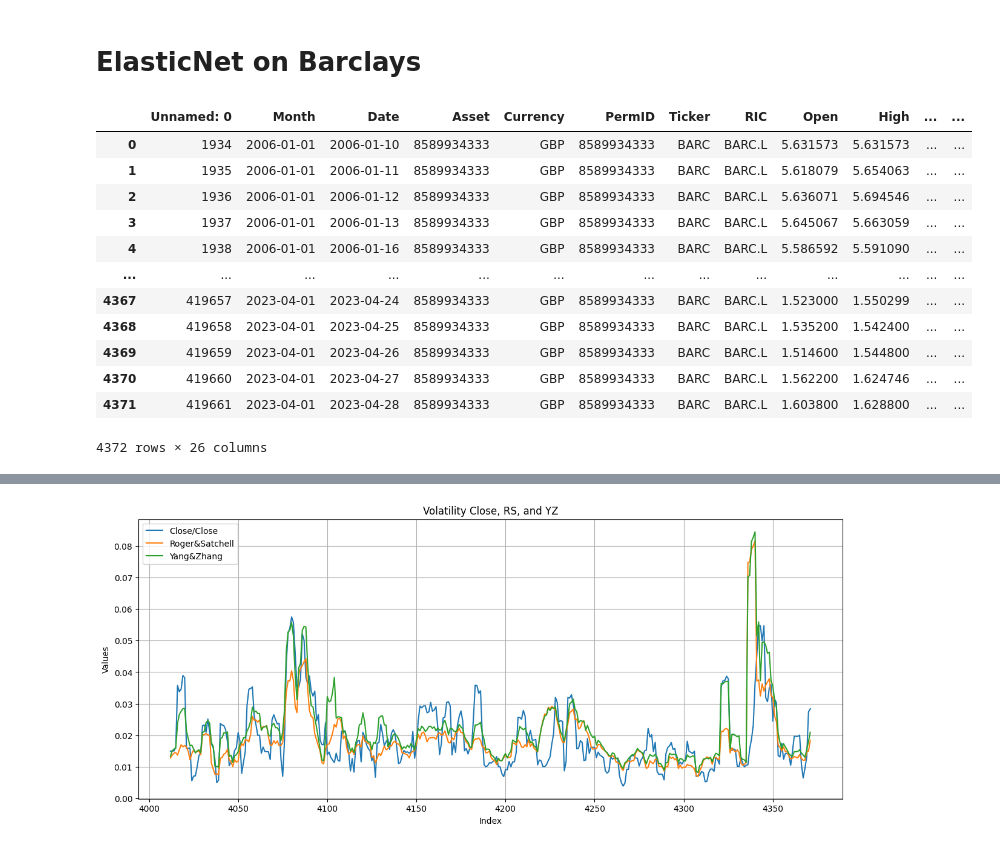
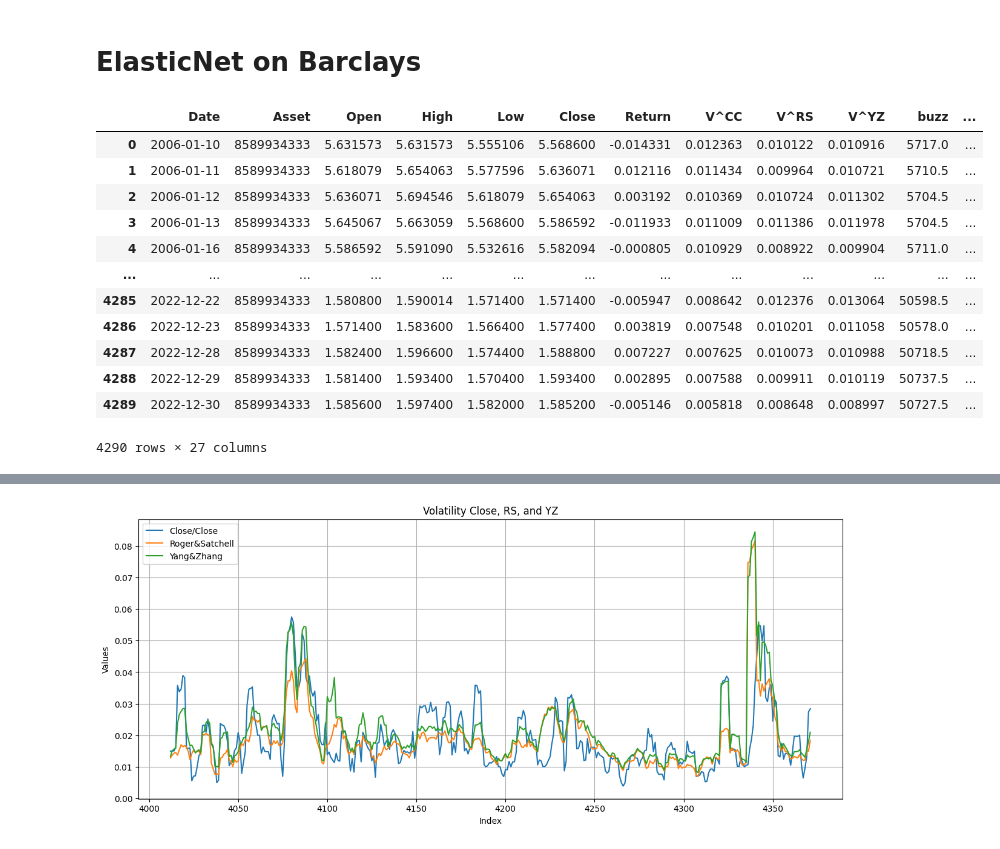
Before and after one commit to ygcahyono/esgnews_volatility, a Jupyter notebook: notebook/3.3.2-ElasticNet-on-Barclays.ipynb, the cells around one changed output, grey strips where cells are left out. Saved outputs shown, nothing was run; the diff lists cells and outputs as text; code cells hidden in the pictures.

Commit message:
Elastic net actual data

```diff
--- a/notebook/3.3.2-ElasticNet-on-Barclays.ipynb
+++ b/notebook/3.3.2-ElasticNet-on-Barclays.ipynb
@@ -19,24 +19,25 @@ import pandas as pd
 
 display(HTML("<style>.container { width:80% !important; }</style>"))
 warnings.filterwarnings('ignore')
+pd.set_option('display.max_columns', 100)
 # %%
-FTSE_volatility_df = pd.read_csv('../data/1.1-FTSE_VOL-PRICES_2006-2023.csv')
-ticker = 'BARC'
+FTSE_volatility_df = pd.read_csv('../data/1.3-FTSE_ESG_Volatility_Final.csv')
+asset = 8589934333
 
-sample_df = FTSE_volatility_df[FTSE_volatility_df.Ticker == ticker]
+sample_df = FTSE_volatility_df[FTSE_volatility_df.Asset == asset]
 sample_df = sample_df[sample_df['V^YZ'].notnull()].reset_index(drop=True)
 display(sample_df)
 # %% [output]
-|  | Unnamed: 0 | Month | Date | Asset | Currency | PermID | Ticker | RIC | Open | High | ... | ... |
-| 0 | 1934 | 2006-01-01 | 2006-01-10 | 8589934333 | GBP | 8589934333 | BARC | BARC.L | 5.631573 | 5.631573 | ... | ... |
-| 1 | 1935 | 2006-01-01 | 2006-01-11 | 8589934333 | GBP | 8589934333 | BARC | BARC.L | 5.618079 | 5.654063 | ... | ... |
-| 2 | 1936 | 2006-01-01 | 2006-01-12 | 8589934333 | GBP | 8589934333 | BARC | BARC.L | 5.636071 | 5.694546 | ... | ... |
-| 3 | 1937 | 2006-01-01 | 2006-01-13 | 8589934333 | GBP | 8589934333 | BARC | BARC.L | 5.645067 | 5.663059 | ... | ... |
-| 4 | 1938 | 2006-01-01 | 2006-01-16 | 8589934333 | GBP | 8589934333 | BARC | BARC.L | 5.586592 | 5.591090 | ... | ... |
+|  | Date | Asset | Open | High | Low | Close | Return | V^CC | V^RS | V^YZ | buzz | ... |
+| 0 | 2006-01-10 | 8589934333 | 5.631573 | 5.631573 | 5.555106 | 5.568600 | -0.014331 | 0.012363 | 0.010122 | 0.010916 | 5717.0 | ... |
+| 1 | 2006-01-11 | 8589934333 | 5.618079 | 5.654063 | 5.577596 | 5.636071 | 0.012116 | 0.011434 | 0.009964 | 0.010721 | 5710.5 | ... |
+| 2 | 2006-01-12 | 8589934333 | 5.636071 | 5.694546 | 5.618079 | 5.654063 | 0.003192 | 0.010369 | 0.010724 | 0.011302 | 5704.5 | ... |
+| 3 | 2006-01-13 | 8589934333 | 5.645067 | 5.663059 | 5.568600 | 5.586592 | -0.011933 | 0.011009 | 0.011386 | 0.011978 | 5704.5 | ... |
+| 4 | 2006-01-16 | 8589934333 | 5.586592 | 5.591090 | 5.532616 | 5.582094 | -0.000805 | 0.010929 | 0.008922 | 0.009904 | 5711.0 | ... |
 | ... | ... | ... | ... | ... | ... | ... | ... | ... | ... | ... | ... | ... |
-| 4367 | 419657 | 2023-04-01 | 2023-04-24 | 8589934333 | GBP | 8589934333 | BARC | BARC.L | 1.523000 | 1.550299 | ... | ... |
-| 4368 | 419658 | 2023-04-01 | 2023-04-25 | 8589934333 | GBP | 8589934333 | BARC | BARC.L | 1.535200 | 1.542400 | ... | ... |
-| 4369 | 419659 | 2023-04-01 | 2023-04-26 | 8589934333 | GBP | 8589934333 | BARC | BARC.L | 1.514600 | 1.544800 | ... | ... |
-| 4370 | 419660 | 2023-04-01 | 2023-04-27 | 8589934333 | GBP | 8589934333 | BARC | BARC.L | 1.562200 | 1.624746 | ... | ... |
-| 4371 | 419661 | 2023-04-01 | 2023-04-28 | 8589934333 | GBP | 8589934333 | BARC | BARC.L | 1.603800 | 1.628800 | ... | ... |
+| 4285 | 2022-12-22 | 8589934333 | 1.580800 | 1.590014 | 1.571400 | 1.571400 | -0.005947 | 0.008642 | 0.012376 | 0.013064 | 50598.5 | ... |
+| 4286 | 2022-12-23 | 8589934333 | 1.571400 | 1.583600 | 1.566400 | 1.577400 | 0.003819 | 0.007548 | 0.010201 | 0.011058 | 50578.0 | ... |
+| 4287 | 2022-12-28 | 8589934333 | 1.582400 | 1.596600 | 1.574400 | 1.588800 | 0.007227 | 0.007625 | 0.010073 | 0.010988 | 50718.5 | ... |
+| 4288 | 2022-12-29 | 8589934333 | 1.581400 | 1.593400 | 1.570400 | 1.593400 | 0.002895 | 0.007588 | 0.009911 | 0.010119 | 50737.5 | ... |
+| 4289 | 2022-12-30 | 8589934333 | 1.585600 | 1.597400 | 1.582000 | 1.585200 | -0.005146 | 0.005818 | 0.008648 | 0.008997 | 50727.5 | ... |
-4372 rows × 26 columns
+4290 rows × 27 columns
```
Also changed, not shown: parts of 13 cells of this notebook.
